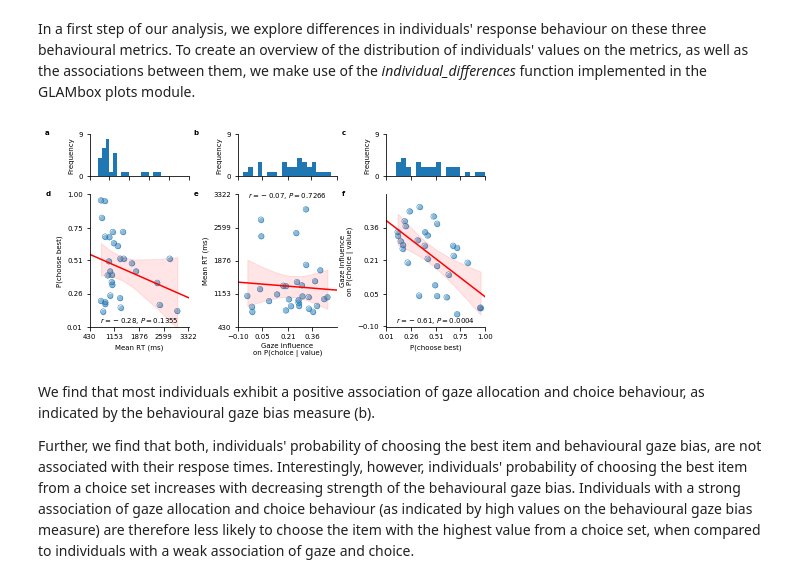
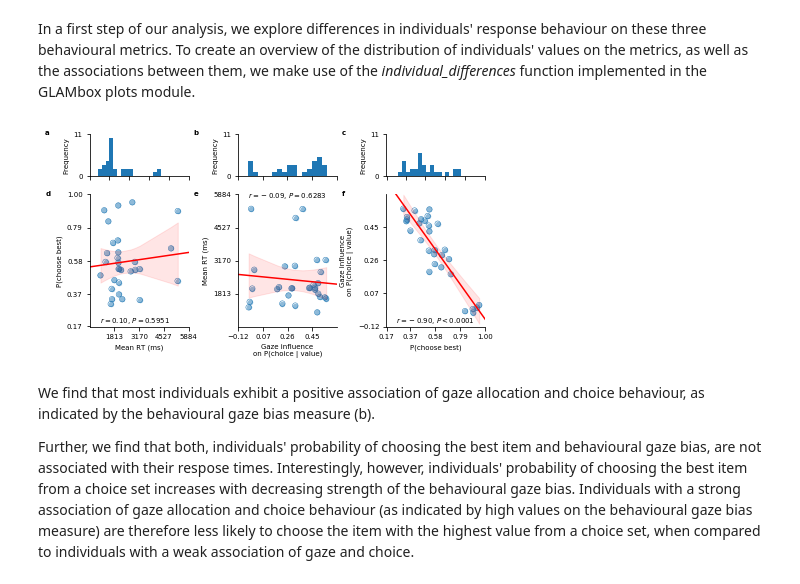
Before and after one commit to glamlab/glambox, a Jupyter notebook: Example_1_Individual_estimation.ipynb, the cells around one changed output. Saved outputs shown, nothing was run; the diff lists cells and outputs as text; code cells hidden in the pictures.

```diff
--- a/Example_1_Individual_estimation.ipynb
+++ b/Example_1_Individual_estimation.ipynb
@@ -176,12 +176,12 @@ subject_data_summary.head()
 # %% [markdown]
 In a first step of our analysis, we explore differences in individuals' response behaviour on these three behavioural metrics. To create an overview of the distribution of individuals' values on the metrics, as well as the associations between them, we make use of the *individual_differences* function implemented in the GLAMbox plots module.
 # %%
-fig = gb.plots.individual_differences(subject_summary=subject_data_summary,
+fig = gb.plots.individual_differences(data=data,
                                       regression=True,
                                       annotate=True)
 fig.savefig('examples/example_1/figures/Figure_1_individual_differences.png', dpi=330)
 # %% [output]
-[figure, old version]
+[figure, new version]
 # %% [markdown]
 We find that most individuals exhibit a positive association of gaze allocation and choice behaviour, as indicated by the behavioural gaze bias measure (b).
 
```
Also changed, not shown: parts of 7 cells of this notebook.
